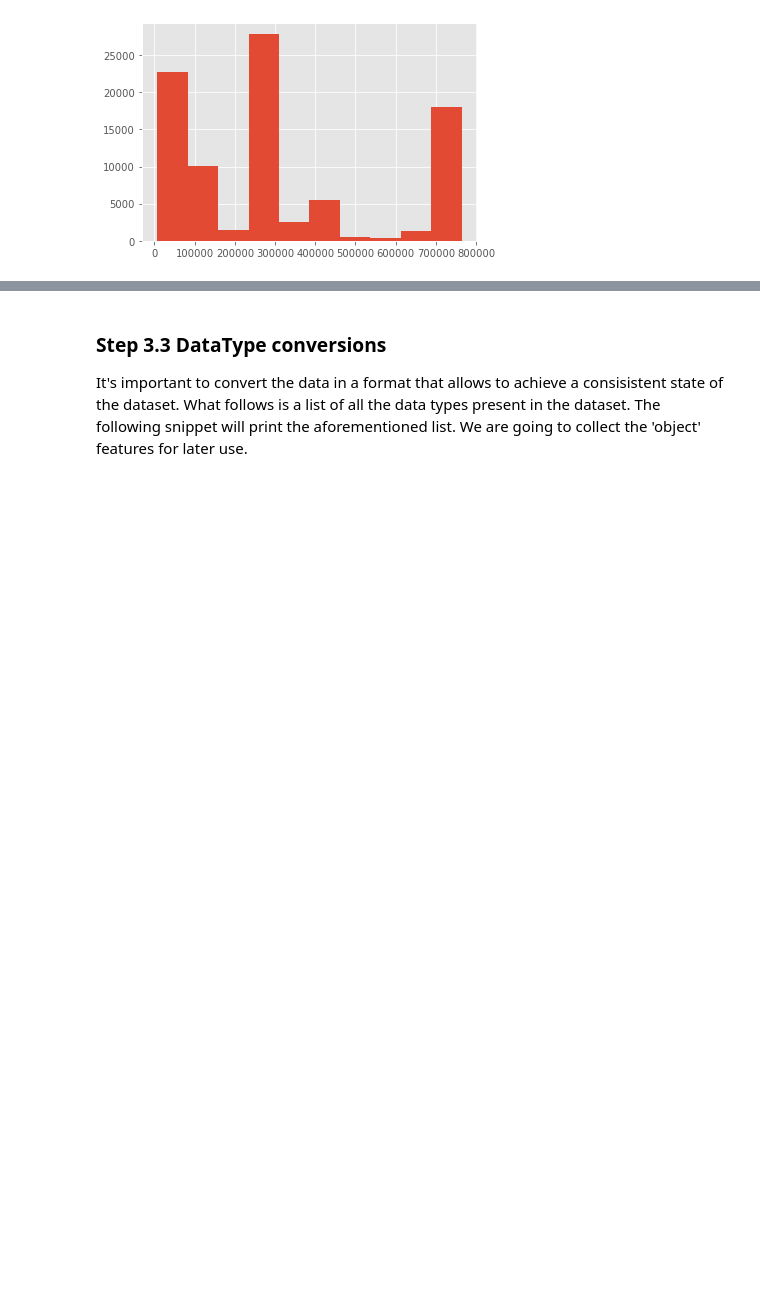
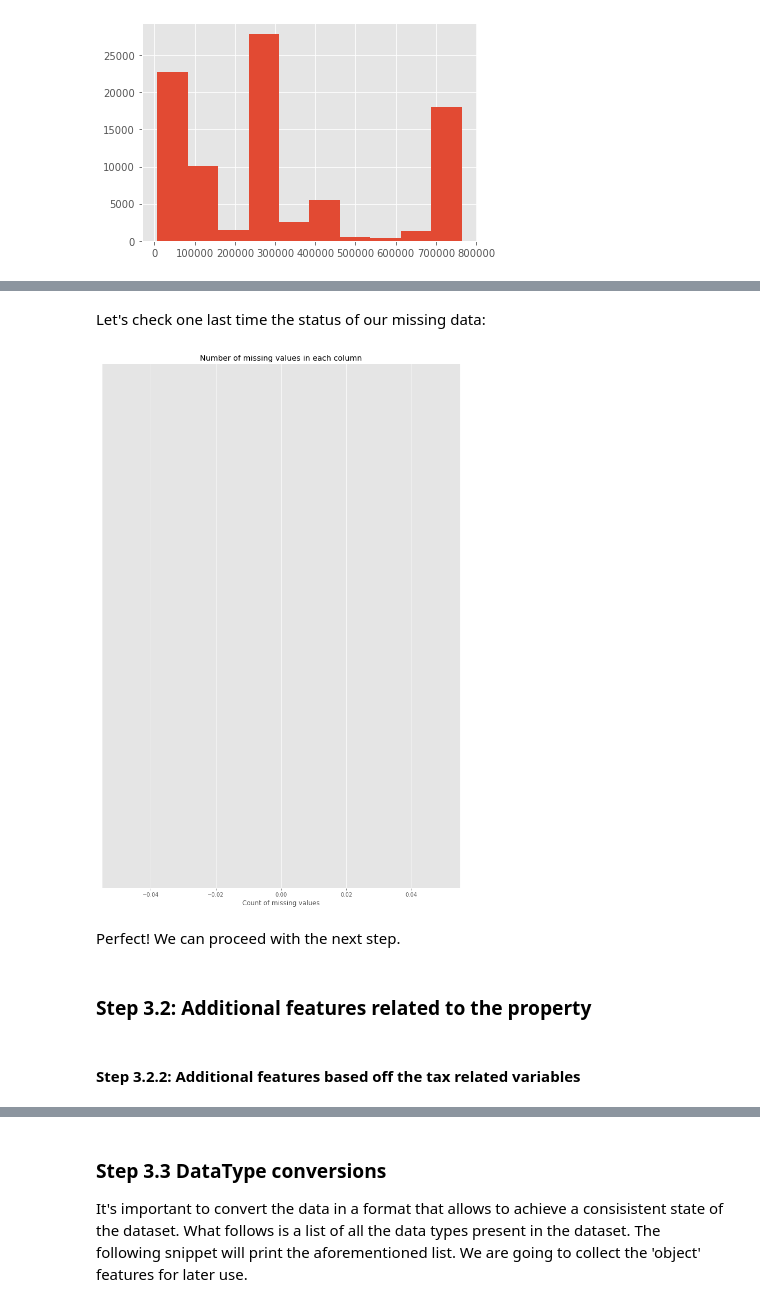
Before and after one commit to ProgettoDWM2022/Zillow, a Jupyter notebook: EDA_Zillow.ipynb, the cells around one changed output, grey strips where cells are left out. Cells and saved outputs as stored; diff of their text form; code cells hidden in the pictures; blank space fills up the shorter version.

```diff
--- a/EDA_Zillow.ipynb
+++ b/EDA_Zillow.ipynb
@@ -668,0 +602,12 @@ k_NN_filling(to_predict=lotsizesquarefeet_to_predict, to_train=lotsizesquarefeet
+# %%
+df_train = df_train.dropna(axis=0, how='any')
+# %% [markdown]
+Let's check one last time the status of our missing data:
+# %%
+missing_values_barplot(df_train)
+# %% [output]
+[figure, added]
+# %% [markdown]
+Perfect! We can proceed with the next step.
+# %% [markdown]
+### Step 3.2:  Additional features related to the property
@@ -668,0 +650,2 @@ k_NN_filling(to_predict=lotsizesquarefeet_to_predict, to_train=lotsizesquarefeet
+# %% [markdown]
+#### Step 3.2.2:  Additional features based off the tax related variables
```
Also changed, not shown: parts of 40 cells of this notebook.
